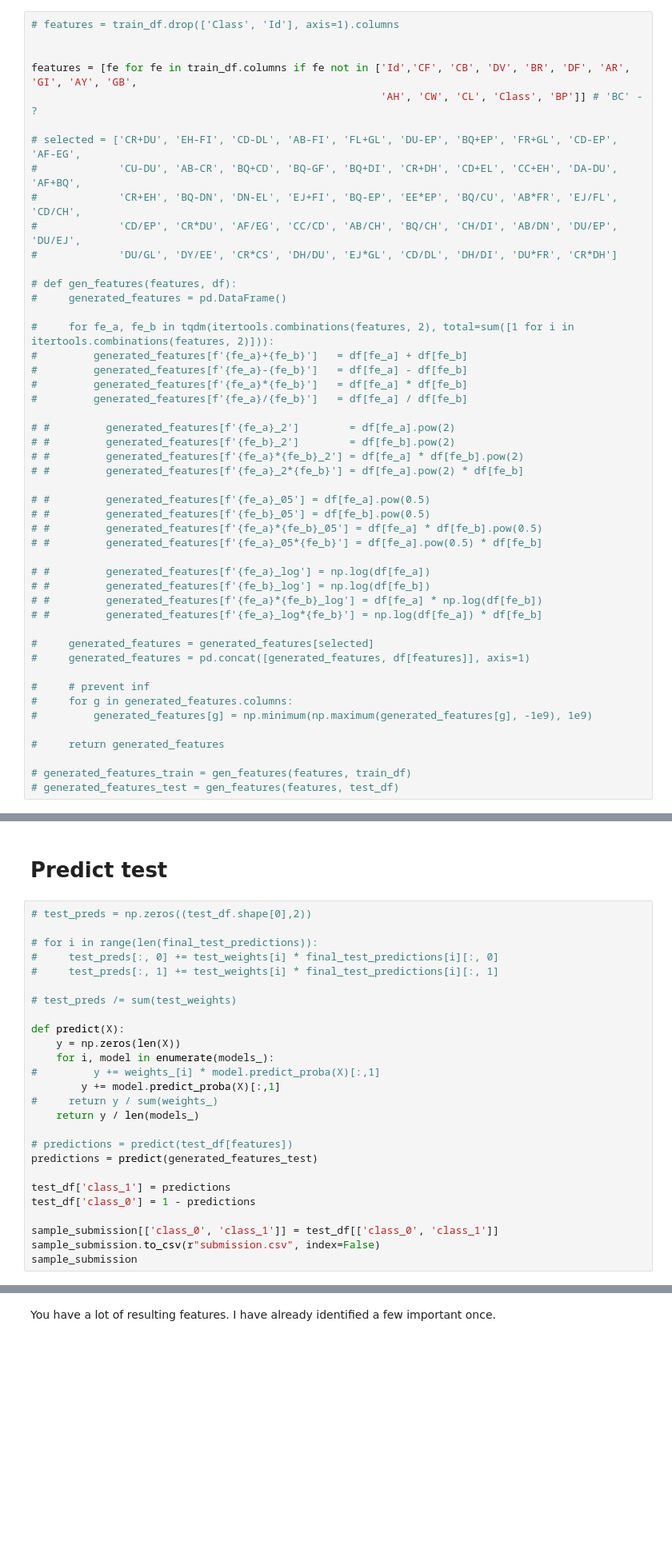
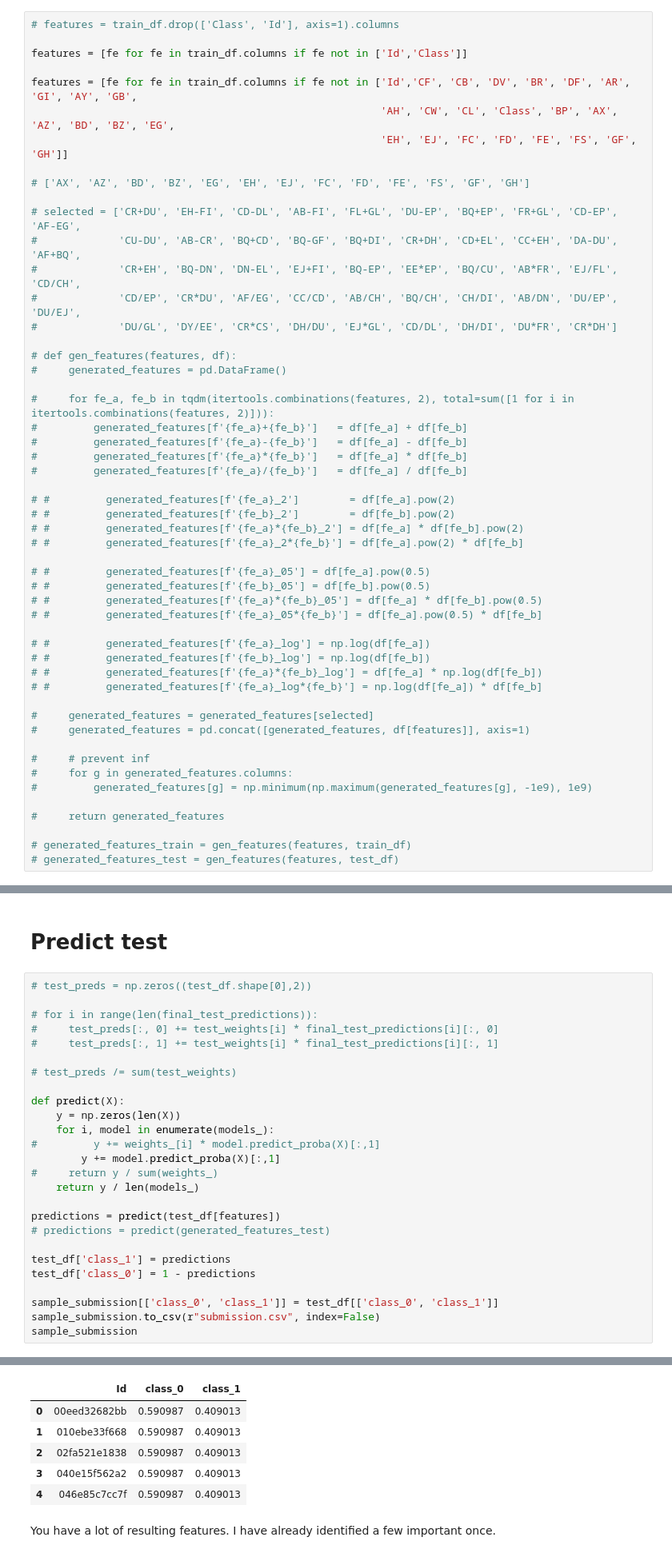
Before and after one commit to beatwad/ICR, a Jupyter notebook: robust-validation-framework-multilabel-ipynb.ipynb, the cells around one changed output, grey strips where cells are left out. Shown at 80% size. Drawn from its saved outputs; the diff is of its cells as text; blank space fills up the shorter version.

```diff
--- a/robust-validation-framework-multilabel-ipynb.ipynb
+++ b/robust-validation-framework-multilabel-ipynb.ipynb
@@ -100,9 +100,13 @@ Combine features in all possible ways.
 # %%
 # features = train_df.drop(['Class', 'Id'], axis=1).columns
 
+features = [fe for fe in train_df.columns if fe not in ['Id','Class']]
 
 features = [fe for fe in train_df.columns if fe not in ['Id','CF', 'CB', 'DV', 'BR', 'DF', 'AR', 'GI', 'AY', 'GB',
-                                                        'AH', 'CW', 'CL', 'Class', 'BP']] # 'BC' - ?
+                                                        'AH', 'CW', 'CL', 'Class', 'BP', 'AX', 'AZ', 'BD', 'BZ', 'EG',
+                                                        'EH', 'EJ', 'FC', 'FD', 'FE', 'FS', 'GF', 'GH']]
+
+# ['AX', 'AZ', 'BD', 'BZ', 'EG', 'EH', 'EJ', 'FC', 'FD', 'FE', 'FS', 'GF', 'GH']
 
 # selected = ['CR+DU', 'EH-FI', 'CD-DL', 'AB-FI', 'FL+GL', 'DU-EP', 'BQ+EP', 'FR+GL', 'CD-EP', 'AF-EG',
 #             'CU-DU', 'AB-CR', 'BQ+CD', 'BQ-GF', 'BQ+DI', 'CR+DH', 'CD+EL', 'CC+EH', 'DA-DU', 'AF+BQ',
@@ -919,8 +950,8 @@ def predict(X):
 #     return y / sum(weights_)
     return y / len(models_)
 
-# predictions = predict(test_df[features])
-predictions = predict(generated_features_test)
+predictions = predict(test_df[features])
+# predictions = predict(generated_features_test)
 
 test_df['class_1'] = predictions
 test_df['class_0'] = 1 - predictions
@@ -933,2 +963,8 @@ NameError: name 'generated_features_test' is not defined
+|  | Id | class_0 | class_1 |
+| 0 | 00eed32682bb | 0.590987 | 0.409013 |
+| 1 | 010ebe33f668 | 0.590987 | 0.409013 |
+| 2 | 02fa521e1838 | 0.590987 | 0.409013 |
+| 3 | 040e15f562a2 | 0.590987 | 0.409013 |
+| 4 | 046e85c7cc7f | 0.590987 | 0.409013 |
 # %% [markdown]
 You have a lot of resulting features. I have already identified a few important once.
```
Also changed, not shown: parts of 10 cells of this notebook, 3 other files.
